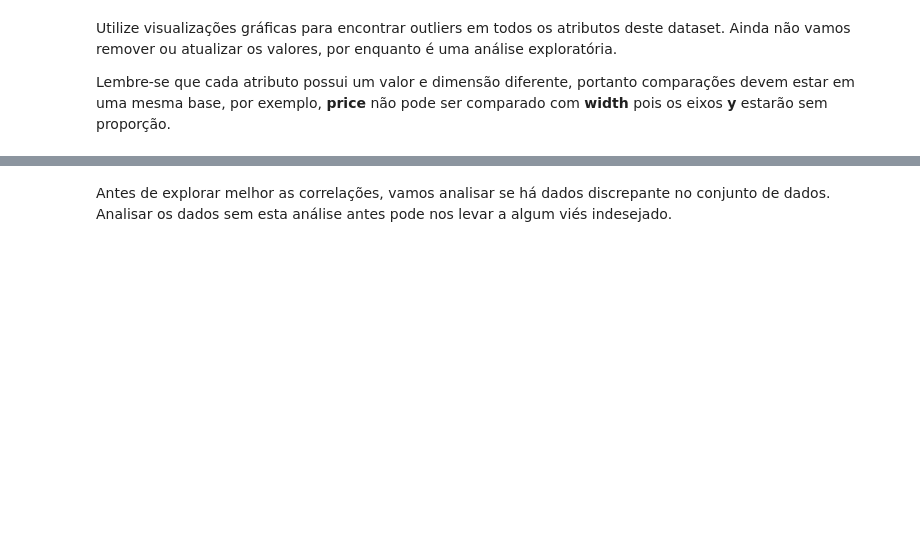
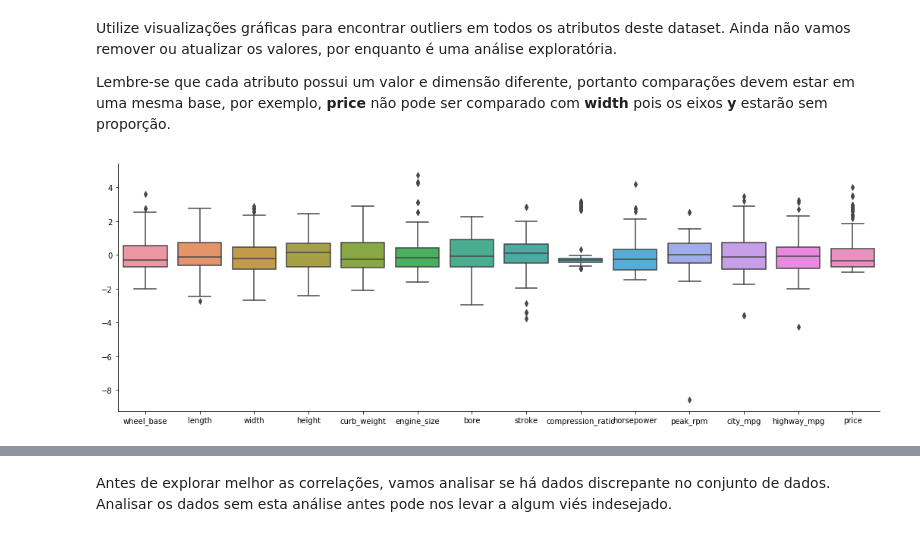
Before and after one commit to marco-bom-amigo/Trabalho-Final, a Jupyter notebook: automobile-price-prediction.ipynb, the cells around one changed output, grey strips where cells are left out. Cells and saved outputs as stored; diff of their text form; code cells hidden in the pictures; blank space fills up the shorter version.

```diff
--- a/automobile-price-prediction.ipynb
+++ b/automobile-price-prediction.ipynb
@@ -234,0 +234,14 @@ Lembre-se que cada atributo possui um valor e dimensão diferente, portanto comp
+# %%
+from sklearn.preprocessing import StandardScaler, MinMaxScaler
+sc = StandardScaler()
+X = sc.fit_transform(data2[numeric_var])
+data3 = pd.DataFrame(X)
+data3.columns = numeric_var
+
+fig, ax = plt.subplots()
+fig.set_size_inches(18, 6)
+sns.boxplot(ax=ax, data=data3)
+sns.despine()
+plt.show()
+# %% [output]
+[figure, added]
```
Also changed, not shown: parts of 30 cells of this notebook.
